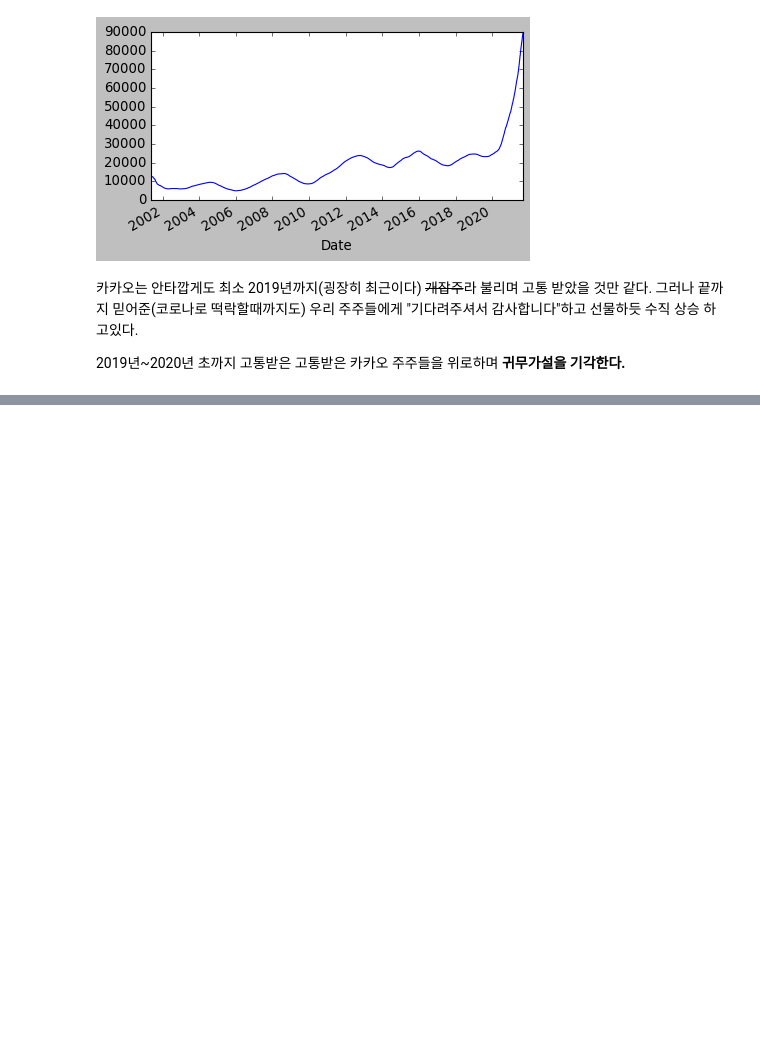
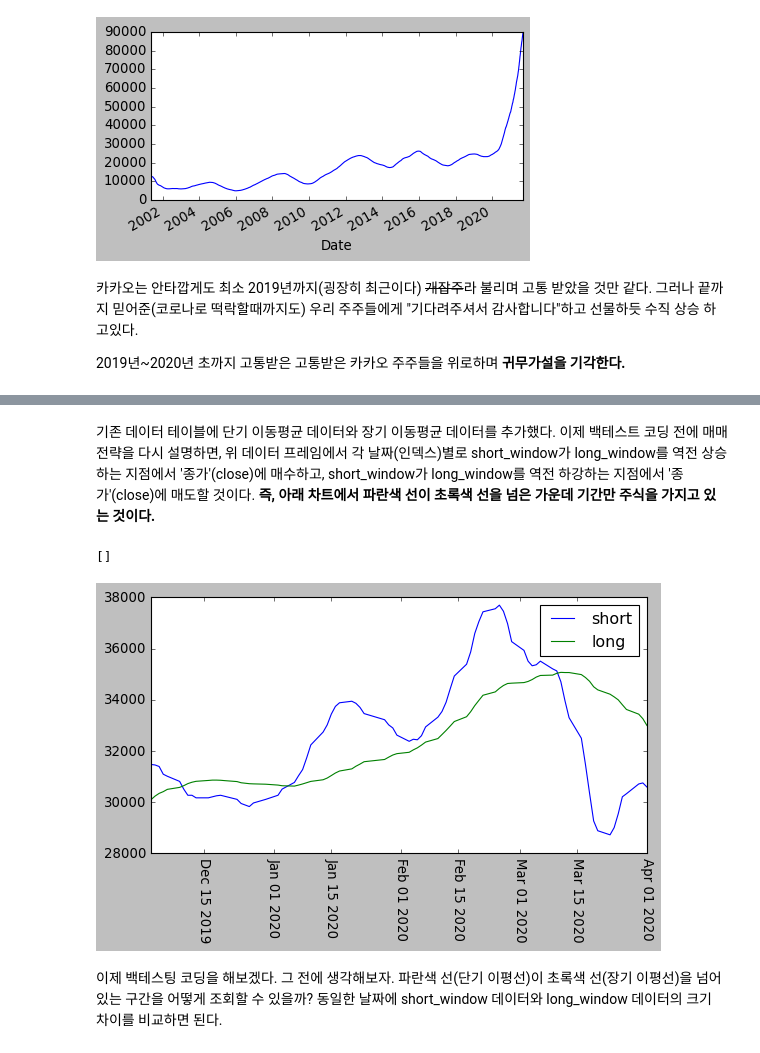
Before and after one commit to sw-song/kaggle-study, a Jupyter notebook: 00_04_backtesting/test.ipynb, the cells around one changed output, grey strips where cells are left out. Drawn from its saved outputs; the diff is of its cells as text; code cells hidden in the pictures; blank space fills up the shorter version.

```diff
--- a/00_04_backtesting/test.ipynb
+++ b/00_04_backtesting/test.ipynb
@@ -157,0 +170,14 @@ kakao_moving_avg_365.plot();
+# %%
+# 5일 이동평균 데이터(단기)
+stock_kakao['short_window'] = stock_kakao['close'].rolling(5).mean()
+# 30일 이동평균 데이터(장기)
+stock_kakao['long_window'] = stock_kakao['close'].rolling(30).mean()
+
+# 이동평균 데이터가 존재하지 않으면 매매할 수 없기 때문에(전략상) 데이터가 없으면(최초 30일 미만) 제거한다.
+stock_kakao.dropna(inplace=True)
+
+# 이동평균 데이터(장기) -> 평균이므로 소수점 이하 생김 -> int형으로 변환해서 소수점 제거
+stock_kakao['short_window'] = stock_kakao['short_window'].astype('int64')
+stock_kakao['long_window'] = stock_kakao['long_window'].astype('int64')
+
+stock_kakao
@@ -157,0 +201,3 @@ kakao_moving_avg_365.plot();
+# %%
+stock_kakao['change'] = stock_kakao['change'].apply(lambda x : '{:.2f}'.format(x))
+stock_kakao
@@ -157,0 +219,19 @@ kakao_moving_avg_365.plot();
+# %% [markdown]
+기존 데이터 테이블에 단기 이동평균 데이터와 장기 이동평균 데이터를 추가했다.
+이제 백테스트 코딩 전에 매매 전략을 다시 설명하면, 위 데이터 프레임에서 각 날짜(인덱스)별로 short_window가 long_window를 역전 상승하는 지점에서 '종가'(close)에 매수하고, short_window가 long_window를 역전 하강하는 지점에서 '종가'(close)에 매도할 것이다. **즉, 아래 차트에서 파란색 선이 초록색 선을 넘은 가운데 기간만 주식을 가지고 있는 것이다.**
+# %%
+plt.figure(figsize=(8,4))
+
+plt.plot(stock_kakao.loc['2019-12-01':'2020-04-01','short_window'], label='short')
+plt.plot(stock_kakao.loc['2019-12-01':'2020-04-01','long_window'], label='long')
+
+
+plt.legend()
+plt.xticks(rotation='270')
+plt.plot()
+# %% [output]
+[]
+[figure, added]
+# %% [markdown]
+이제 백테스팅 코딩을 해보겠다. 그 전에 생각해보자. 파란색 선(단기 이평선)이 초록색 선(장기 이평선)을 넘어 있는 구간을 어떻게 조회할 수 있을까?
+동일한 날짜에 short_window 데이터와 long_window 데이터의 크기 차이를 비교하면 된다.
```
Also changed, not shown: parts of 27 cells of this notebook.
